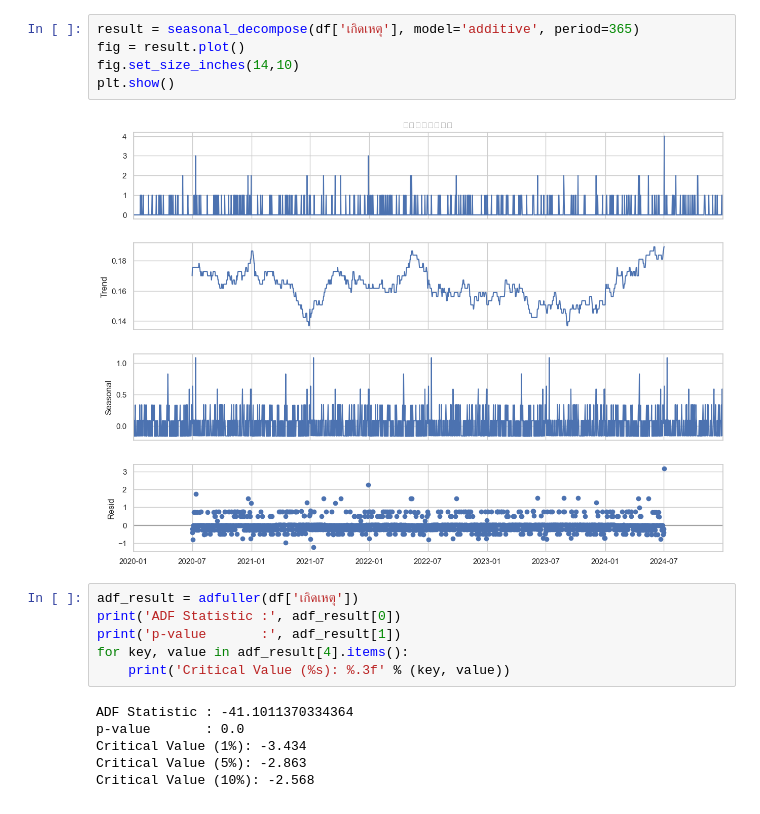
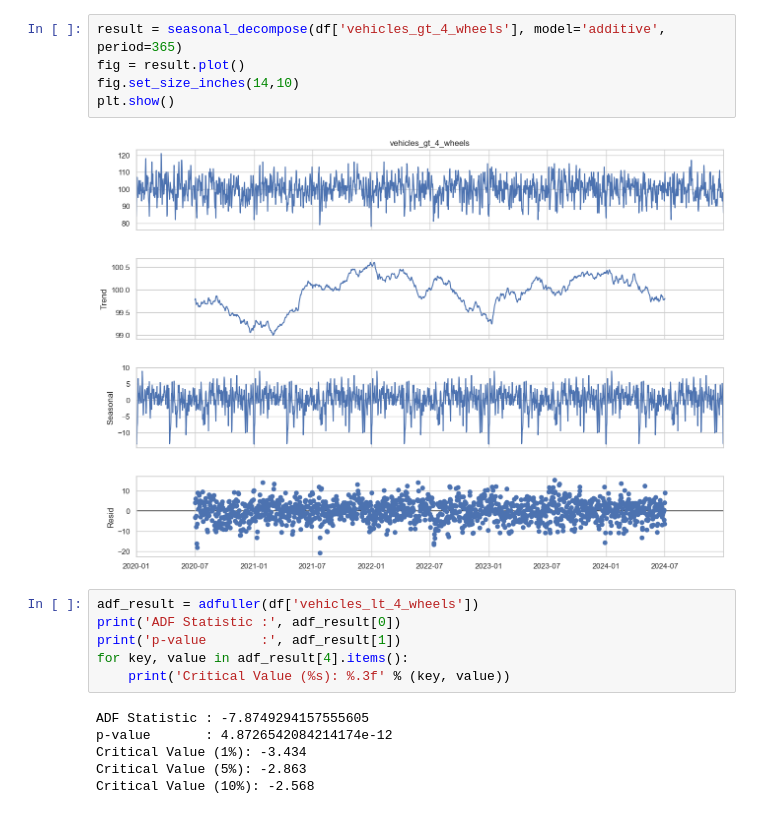
Before and after one commit to sakkarin31/CarAccident, a Jupyter notebook: dataset/USEeda_data.ipynb, the cells around one changed output. Saved outputs shown, nothing was run; the diff lists cells and outputs as text.

```diff
--- a/dataset/USEeda_data.ipynb
+++ b/dataset/USEeda_data.ipynb
@@ -183,20 +186,20 @@ plt.show()
 [figure]
 # %%
-result = seasonal_decompose(df['เกิดเหตุ'], model='additive', period=365)
+result = seasonal_decompose(df['vehicles_gt_4_wheels'], model='additive', period=365)
 fig = result.plot()
 fig.set_size_inches(14,10)
 plt.show()
 # %% [output]
-[figure, old version]
+[figure, new version]
 # %%
-adf_result = adfuller(df['เกิดเหตุ'])
+adf_result = adfuller(df['vehicles_lt_4_wheels'])
 print('ADF Statistic :', adf_result[0])
 print('p-value       :', adf_result[1])
 for key, value in adf_result[4].items():
     print('Critical Value (%s): %.3f' % (key, value))
 # %% [output]
-ADF Statistic : -41.1011370334364
-p-value       : 0.0
+ADF Statistic : -7.8749294157555605
+p-value       : 4.8726542084214174e-12
 Critical Value (1%): -3.434
 Critical Value (5%): -2.863
 Critical Value (10%): -2.568
```
Also changed, not shown: parts of 10 cells of this notebook, 5 other files.
